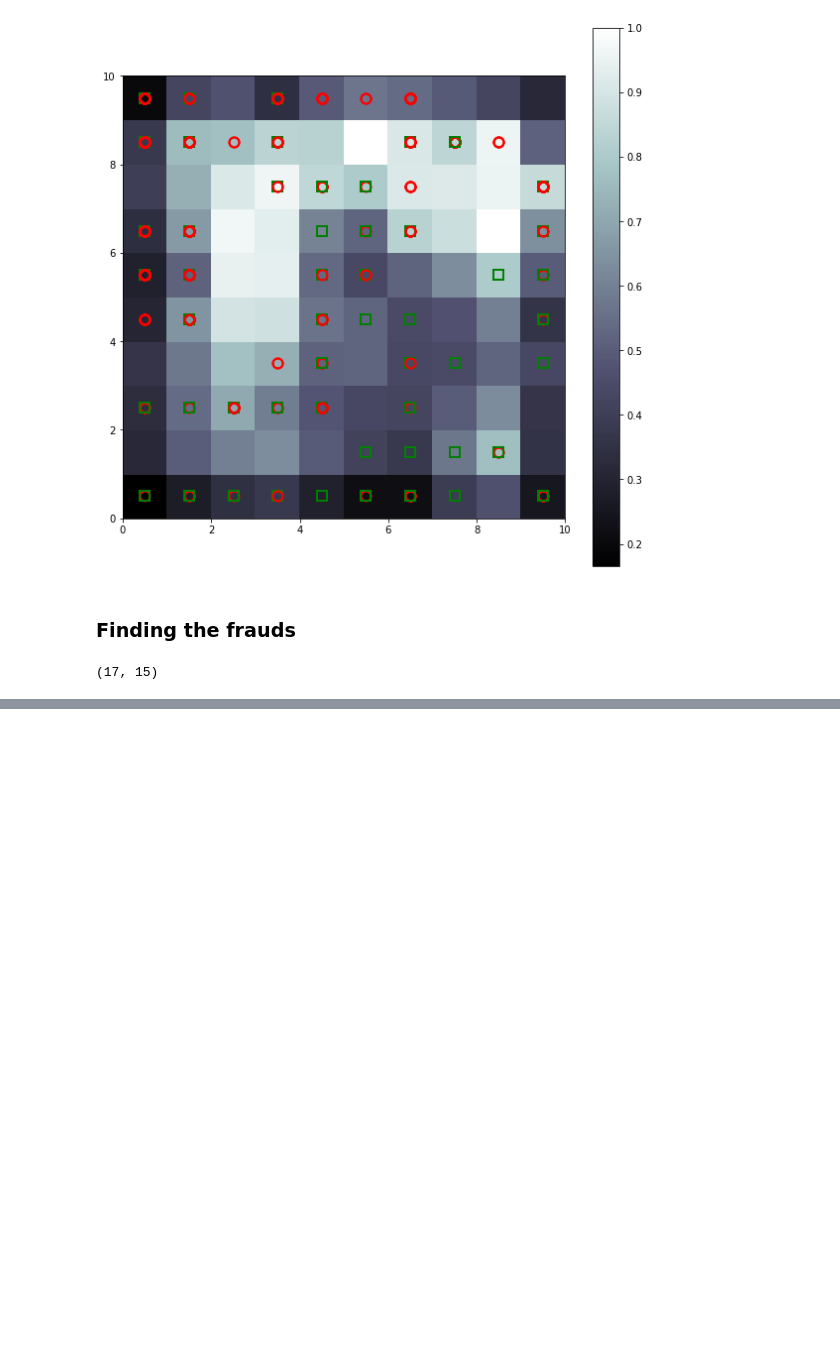
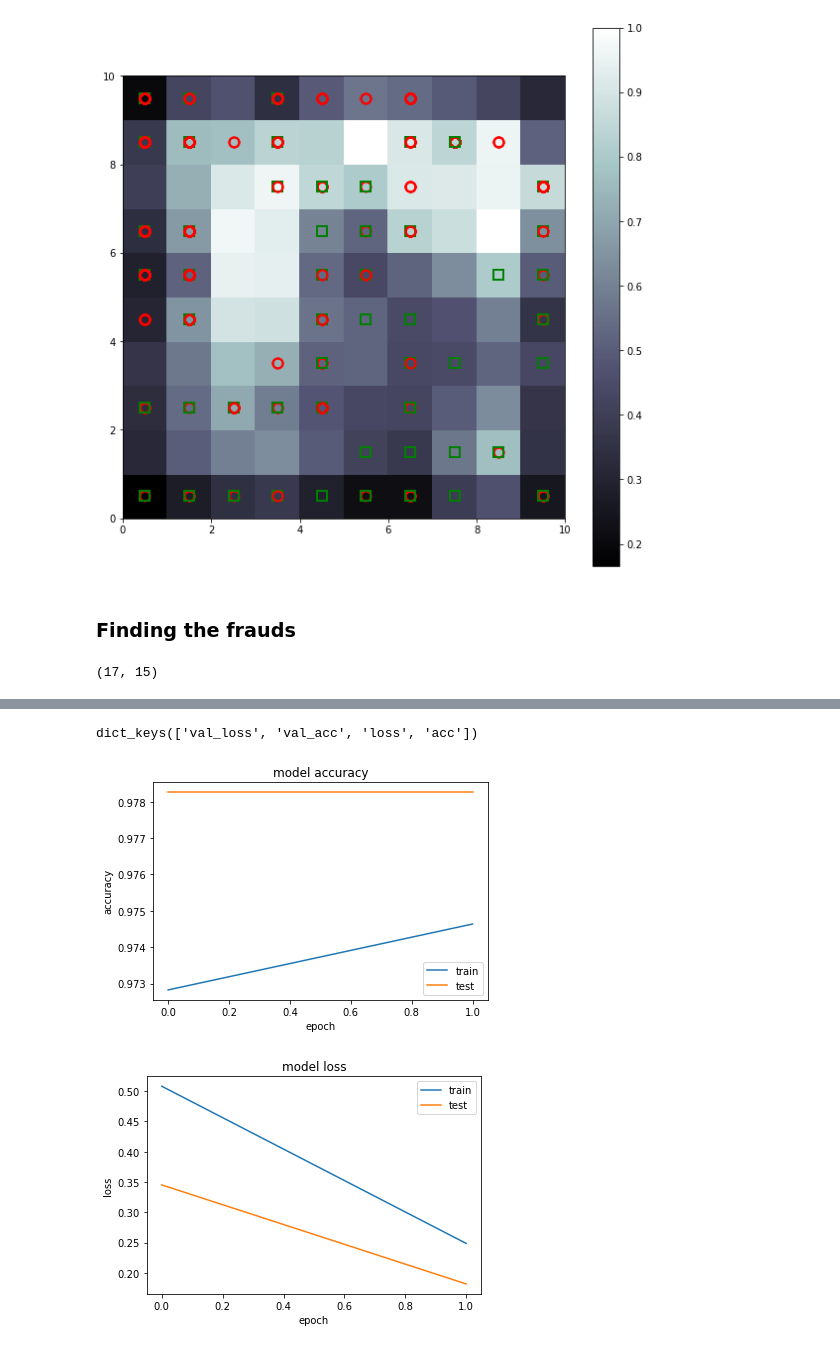
Before and after one commit to paulaceccon/ml-playground, a Jupyter notebook: Kernels/Self-Organizing Maps.ipynb, the cells around one changed output, grey strips where cells are left out. Cells and saved outputs as stored; diff of their text form; code cells hidden in the pictures; blank space fills up the shorter version.

```diff
--- a/Kernels/Self-Organizing Maps.ipynb
+++ b/Kernels/Self-Organizing Maps.ipynb
@@ -100,0 +110,12 @@ frauds = scaler.inverse_transform(frauds)
+# %%
+# Creating the dependent variable
+is_fraud = np.zeros(len(dataset))
+for i in range(len(dataset)):
+    if dataset.iloc[i,0] in frauds:
+        is_fraud[i] = 1
+# %%
+# Feature scaling
+from sklearn.preprocessing import StandardScaler
+
+scaler = StandardScaler()
+customers = scaler.fit_transform(customers)
@@ -100,0 +129,6 @@ frauds = scaler.inverse_transform(frauds)
+# %%
+model = Sequential()
+model.add(Dense(units=2, kernel_initializer='uniform', activation='relu', input_dim=15))
+model.add(Dense(units=1, kernel_initializer='uniform', activation='sigmoid'))
+model.compile(optimizer='adam', loss='binary_crossentropy', metrics=['accuracy'])
+history = model.fit(customers, is_fraud, batch_size=1, epochs=2, validation_split=0.2)
@@ -100,0 +141,26 @@ frauds = scaler.inverse_transform(frauds)
+# %%
+def plot_history(history):
+    # list all data in history
+    print(history.history.keys())
+    # summarize history for accuracy
+    plt.plot(history.history['acc'])
+    plt.plot(history.history['val_acc'])
+    plt.title('model accuracy')
+    plt.ylabel('accuracy')
+    plt.xlabel('epoch')
+    plt.legend(['train', 'test'], loc='best')
+    plt.show()
+    # summarize history for loss
+    plt.plot(history.history['loss'])
+    plt.plot(history.history['val_loss'])
+    plt.title('model loss')
+    plt.ylabel('loss')
+    plt.xlabel('epoch')
+    plt.legend(['train', 'test'], loc='best')
+    plt.show()
+# %%
+plot_history(history)
+# %% [output]
+dict_keys(['val_loss', 'val_acc', 'loss', 'acc'])
+[figure, added]
+[figure, added]
```
Also changed, not shown: parts of 9 cells of this notebook.
